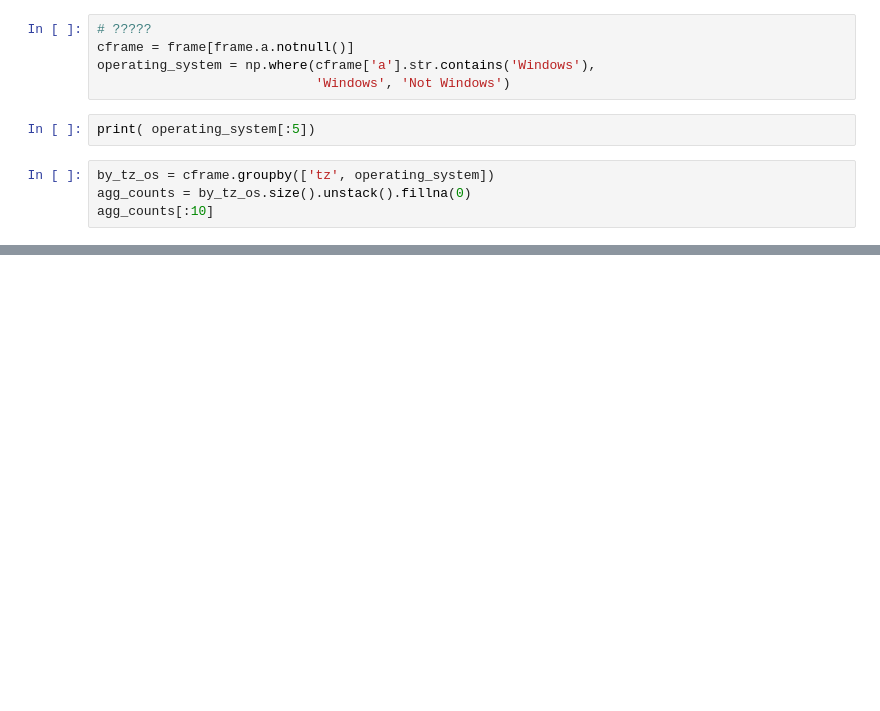
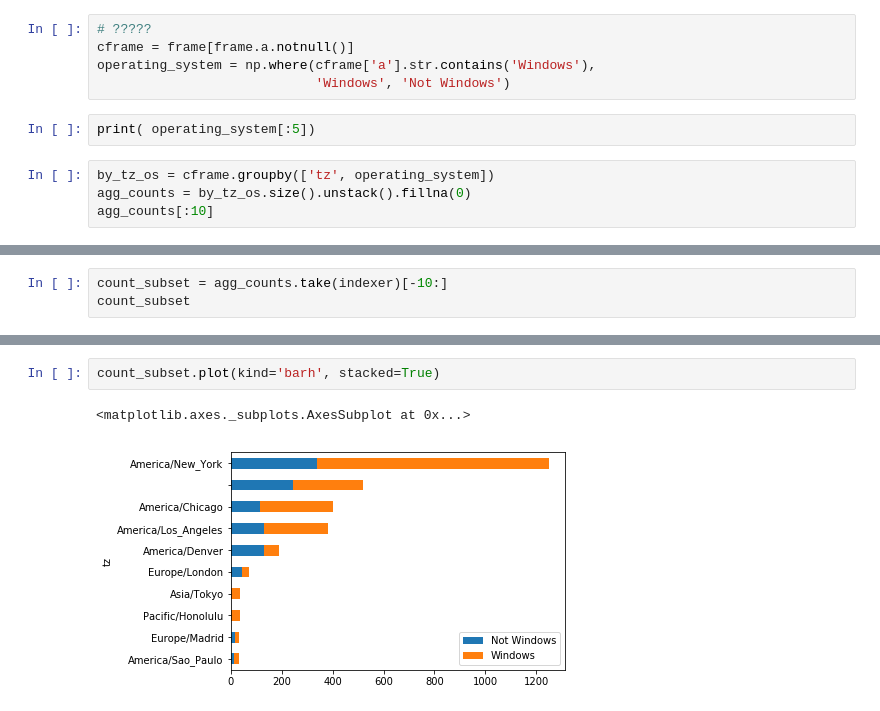
Before and after one commit to zydz/learning-dl, a Jupyter notebook: reading-books/notebooks/利用Python进行数据分析.ipynb, the cells around one changed output, grey strips where cells are left out. Cells and saved outputs as stored; diff of their text form; blank space fills up the shorter version.

```diff
--- a/reading-books/notebooks/利用Python进行数据分析.ipynb
+++ b/reading-books/notebooks/利用Python进行数据分析.ipynb
@@ -124,2 +125,5 @@ agg_counts[:10]
 indexer = agg_counts.sum(1).argsort()
 indexer[:10]
+# %%
+count_subset = agg_counts.take(indexer)[-10:]
+count_subset
@@ -125,0 +143,5 @@ indexer[:10]
+# %%
+count_subset.plot(kind='barh', stacked=True)
+# %% [output]
+<matplotlib.axes._subplots.AxesSubplot at 0x...>
+[figure, added]
```
Also changed, not shown: parts of 10 cells of this notebook.
